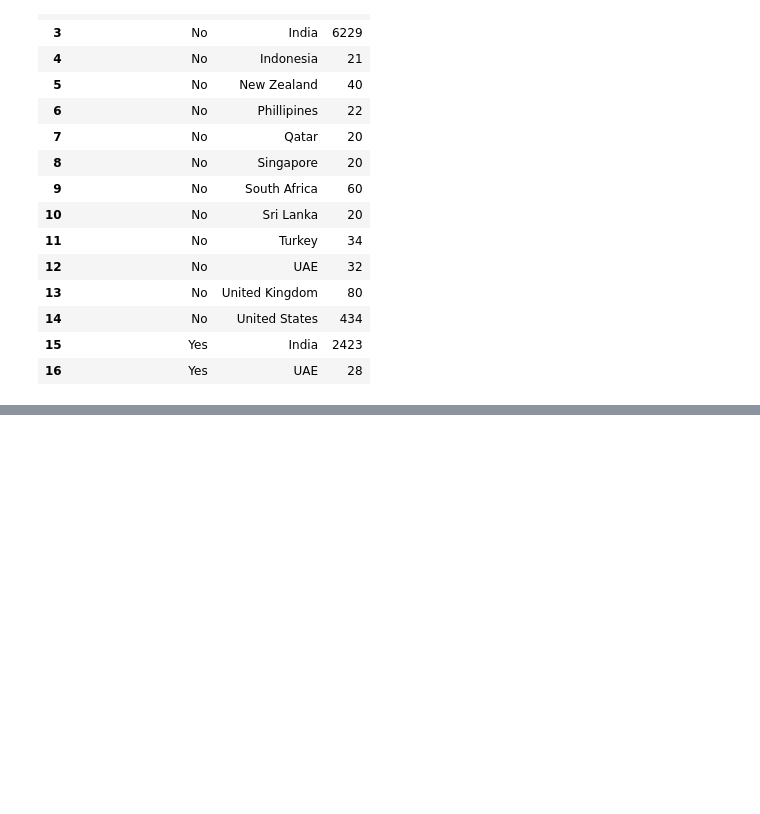
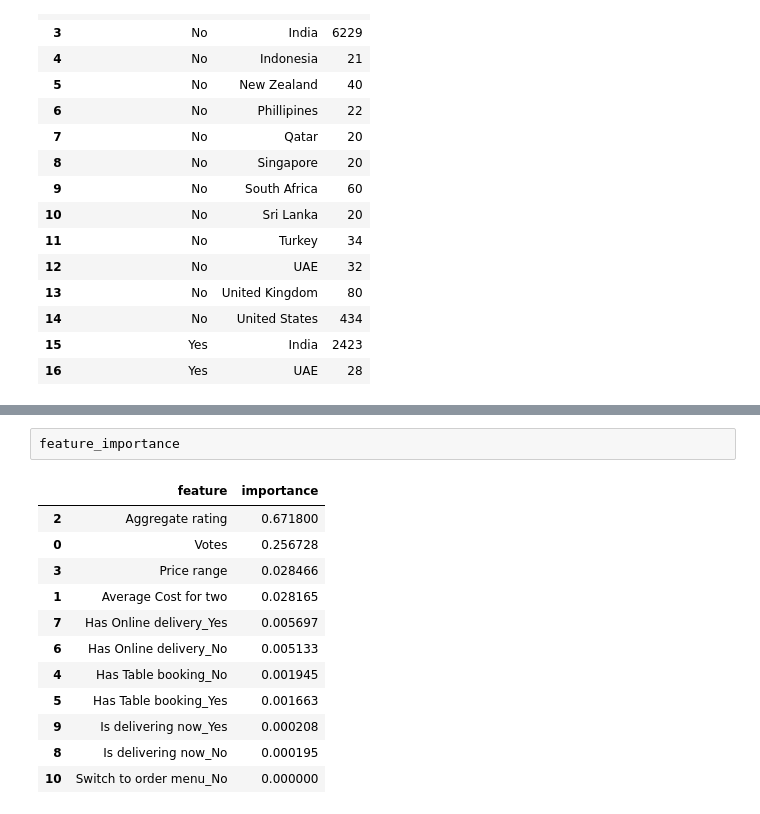
Before and after one commit to Bharatgwl/Data-Science-And-ML, a Jupyter notebook: EDA_ZOMATO.ipynb, the cells around one changed output, grey strips where cells are left out. Drawn from its saved outputs; the diff is of its cells as text; blank space fills up the shorter version.

```diff
--- a/EDA_ZOMATO.ipynb
+++ b/EDA_ZOMATO.ipynb
@@ -408,0 +564,15 @@ final_df[['Has Online delivery','Country']].groupby(['Has Online delivery','Coun
+# %%
+feature_importance
+# %% [output]
+|  | feature | importance |
+| 2 | Aggregate rating | 0.671800 |
+| 0 | Votes | 0.256728 |
+| 3 | Price range | 0.028466 |
+| 1 | Average Cost for two | 0.028165 |
+| 7 | Has Online delivery_Yes | 0.005697 |
+| 6 | Has Online delivery_No | 0.005133 |
+| 4 | Has Table booking_No | 0.001945 |
+| 5 | Has Table booking_Yes | 0.001663 |
+| 9 | Is delivering now_Yes | 0.000208 |
+| 8 | Is delivering now_No | 0.000195 |
+| 10 | Switch to order menu_No | 0.000000 |
```
Also changed, not shown: parts of 7 cells of this notebook, 3 other files.
